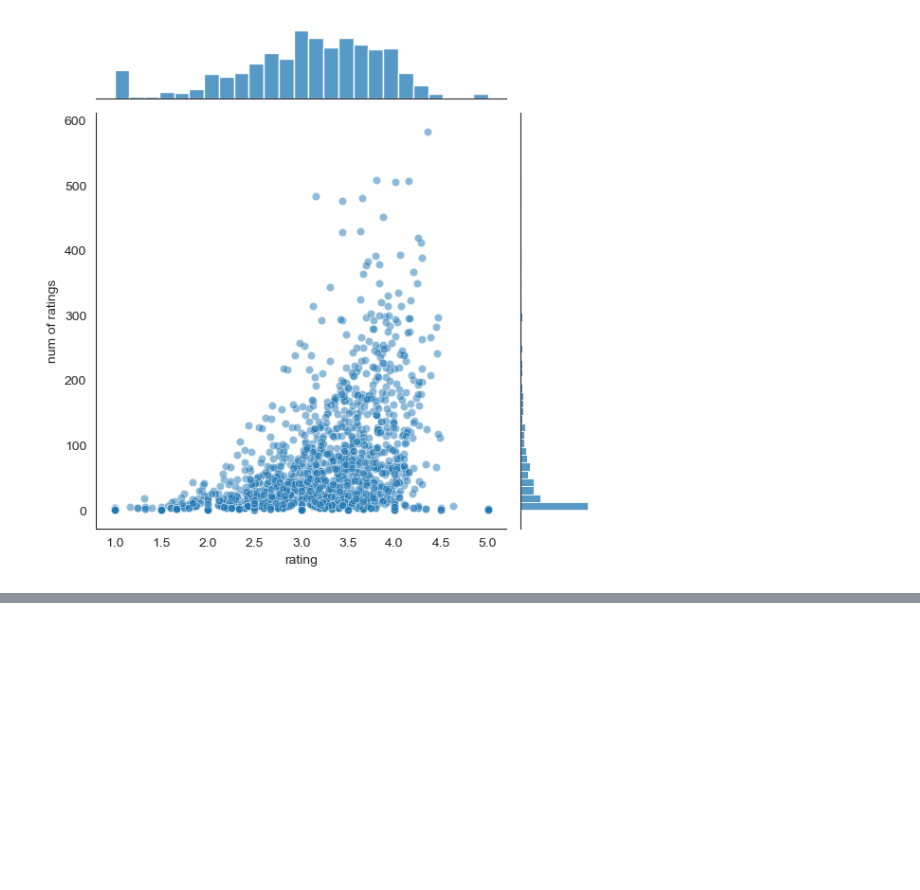
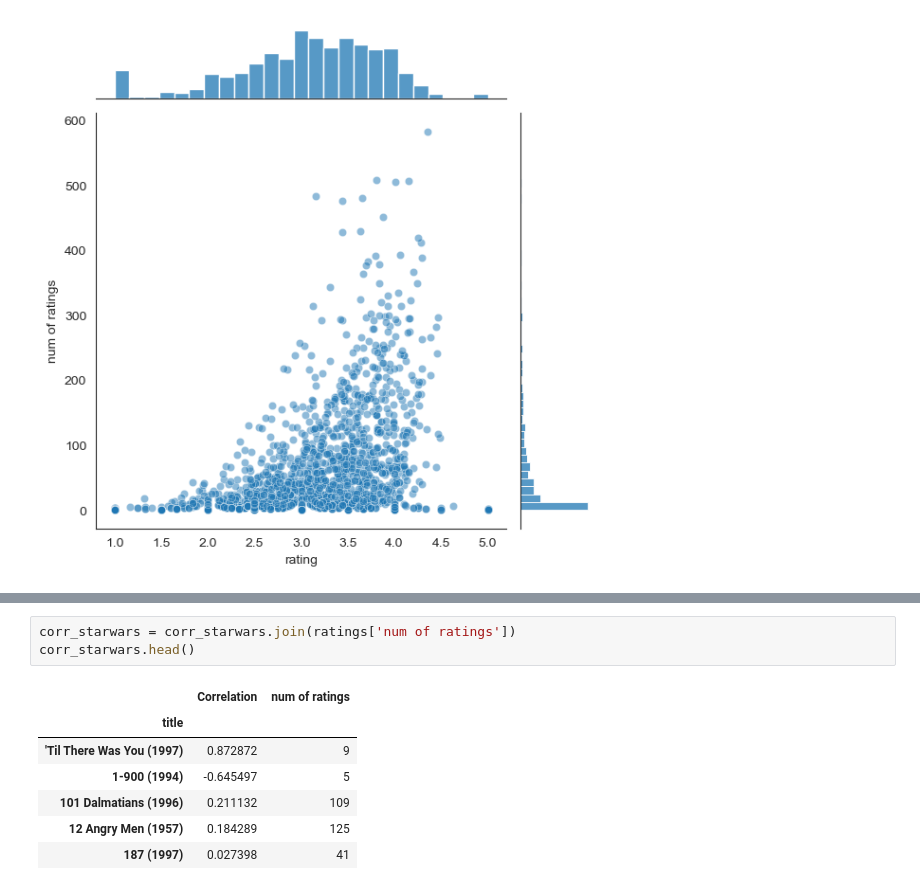
Before and after one commit to ridelsam/DataScience-ML, a Jupyter notebook: 16RecommenderSystems/recommender-system.ipynb, the cells around one changed output, grey strips where cells are left out. Drawn from its saved outputs; the diff is of its cells as text; blank space fills up the shorter version.

```diff
--- a/16RecommenderSystems/recommender-system.ipynb
+++ b/16RecommenderSystems/recommender-system.ipynb
@@ -112,0 +198,11 @@ sns.jointplot(x='rating',y='num of ratings',data=ratings,alpha=0.5)
+# %%
+corr_starwars = corr_starwars.join(ratings['num of ratings'])
+corr_starwars.head()
+# %% [output]
+|  | Correlation | num of ratings |
+| title |  |  |
+| 'Til There Was You (1997) | 0.872872 | 9 |
+| 1-900 (1994) | -0.645497 | 5 |
+| 101 Dalmatians (1996) | 0.211132 | 109 |
+| 12 Angry Men (1957) | 0.184289 | 125 |
+| 187 (1997) | 0.027398 | 41 |
```
Also changed, not shown: parts of 12 cells of this notebook.
